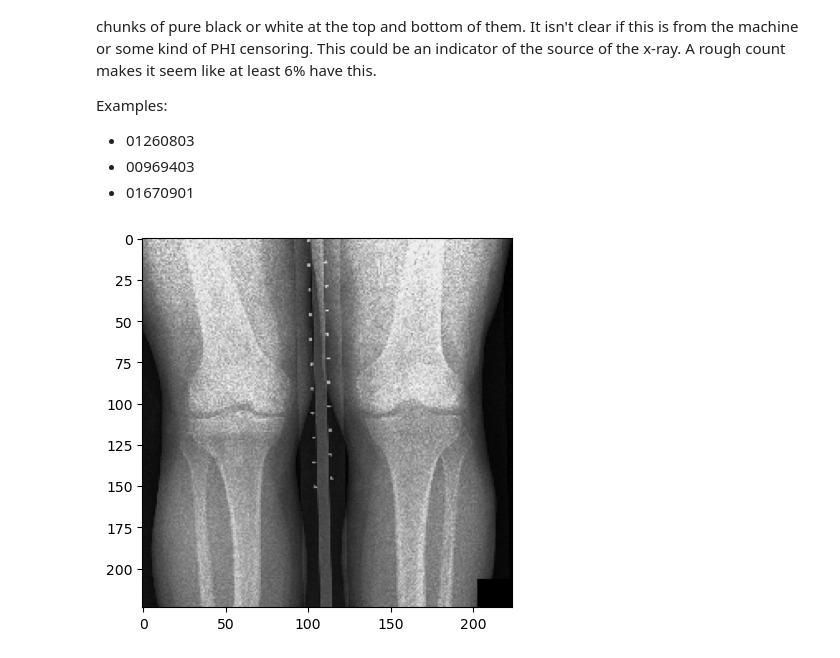
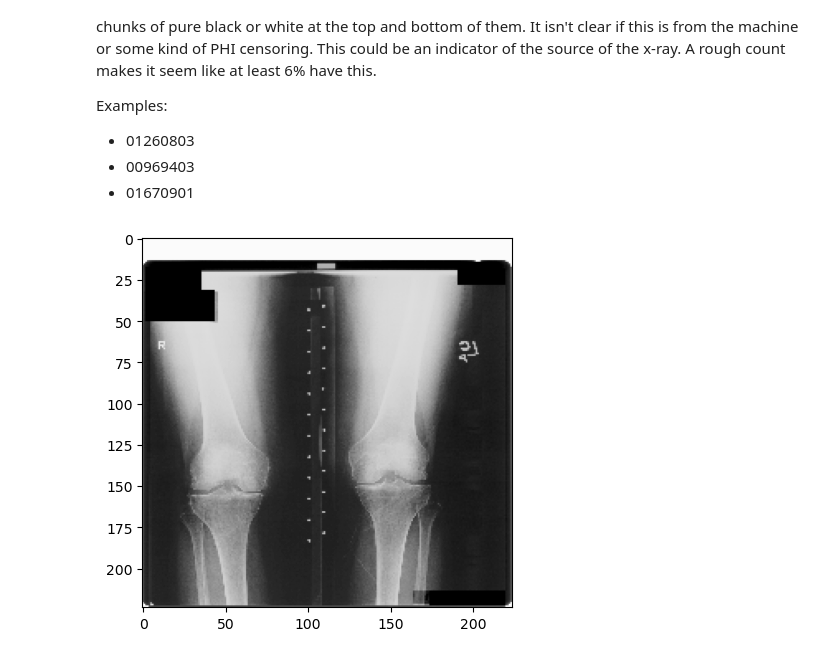
Before and after one commit to cairo-lab/xray_fingerprints, a Jupyter notebook: analysis/pixel_patterns/patterns.ipynb, the cells around one changed output. Saved outputs shown, nothing was run; the diff lists cells and outputs as text; code cells hidden in the pictures.

```diff
--- a/analysis/pixel_patterns/patterns.ipynb
+++ b/analysis/pixel_patterns/patterns.ipynb
@@ -33,15 +41,15 @@ Examples:
 # %%
 def view_xray(path: str) -> None:
     """View xray based on image path."""
 
     img_array = np.load(path)
     plt.imshow(img_array, cmap="gray")
     plt.show()
 
 
-view_xray(os.path.join(REMOTE_IMAGE_DIR, "01670901.npy"))
+view_xray(os.path.join(REMOTE_IMAGE_DIR, "01260803.npy"))
 # %% [output]
-[figure, old version]
+[figure, new version]
 # %%
 class BBox(object):
     def __init__(self, x1, y1, x2, y2):
```
Also changed, not shown: parts of 25 cells of this notebook.
